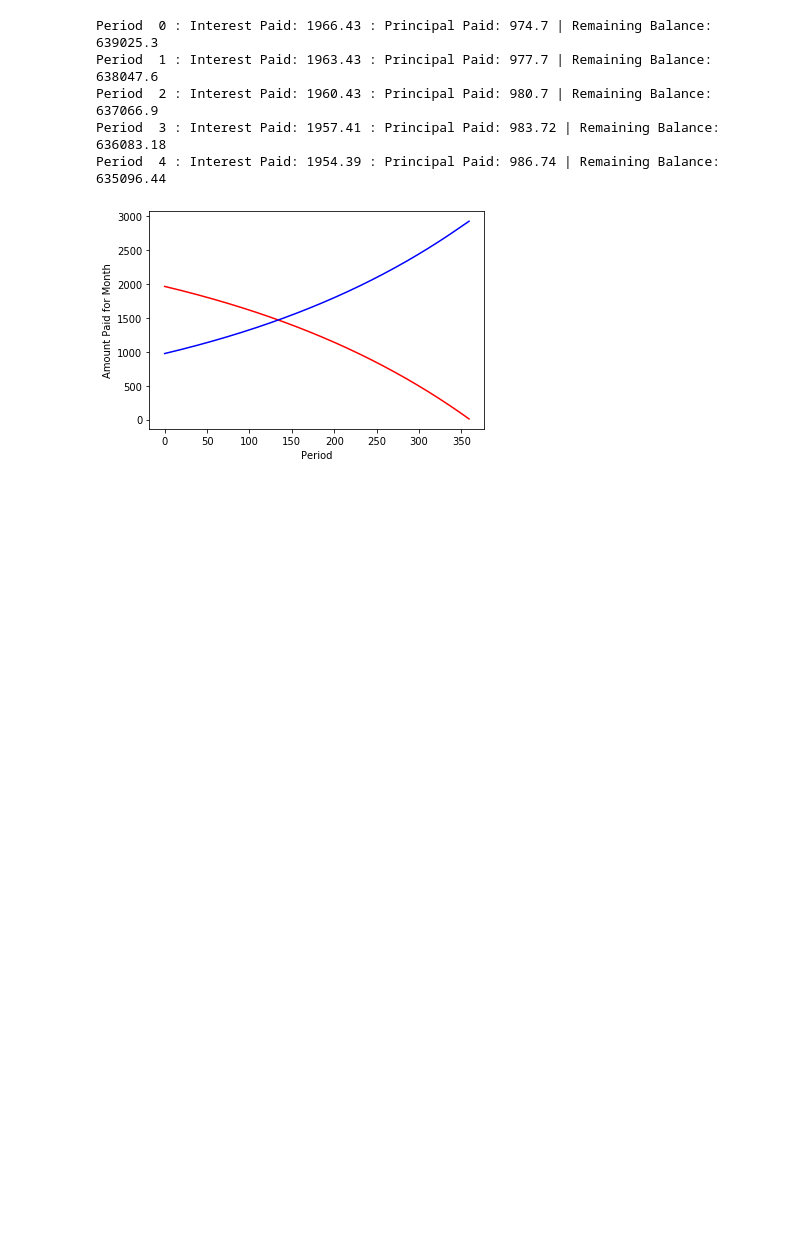
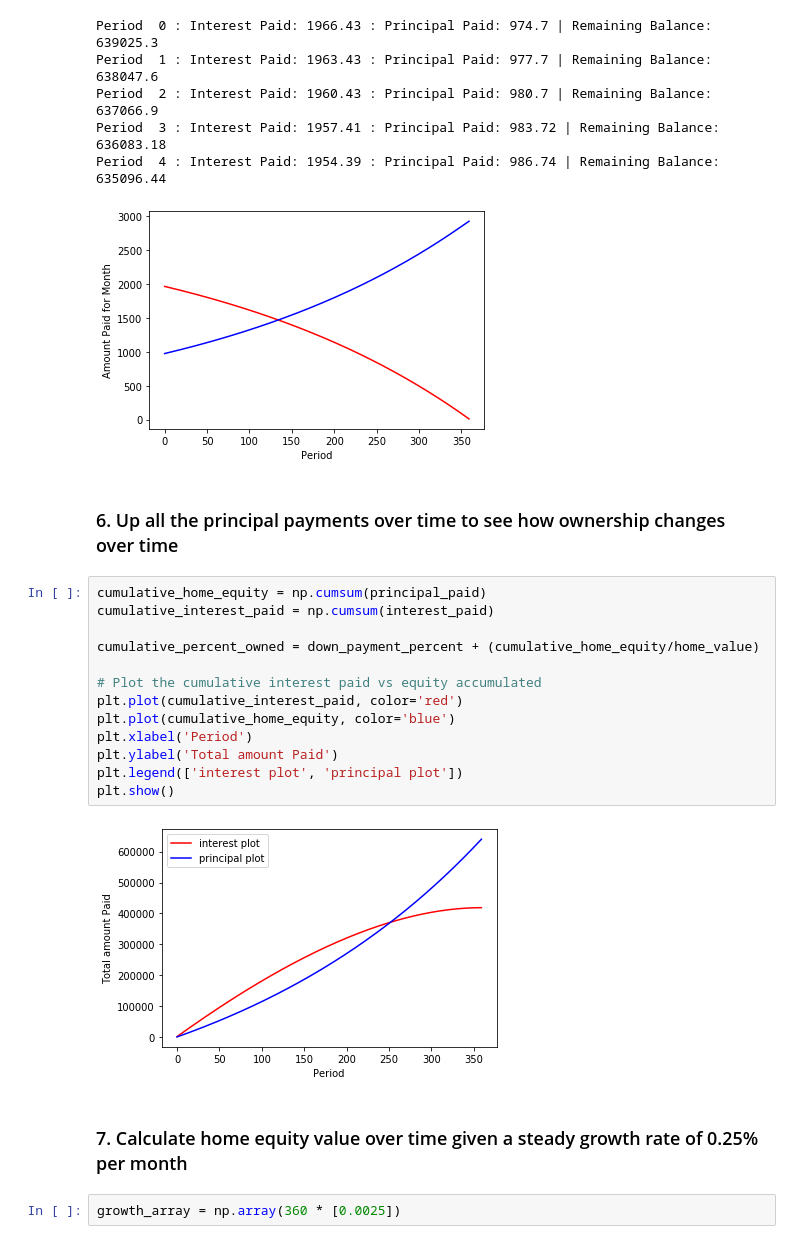
Before and after one commit to Ysbail/Finances, a Jupyter notebook: Mortage/basics.ipynb, the cells around one changed output. Drawn from its saved outputs; the diff is of its cells as text; blank space fills up the shorter version.

```diff
--- a/Mortage/basics.ipynb
+++ b/Mortage/basics.ipynb
@@ -98,3 +99,24 @@ Period  2 : Interest Paid: 1960.43 : Principal Paid: 980.7 | Remaining Balance:
 Period  3 : Interest Paid: 1957.41 : Principal Paid: 983.72 | Remaining Balance: 636083.18
 Period  4 : Interest Paid: 1954.39 : Principal Paid: 986.74 | Remaining Balance: 635096.44
 [figure]
+# %% [markdown]
+### 6. Up all the principal payments over time to see how ownership changes over time
+# %%
+cumulative_home_equity = np.cumsum(principal_paid)
+cumulative_interest_paid = np.cumsum(interest_paid)
+
+cumulative_percent_owned = down_payment_percent + (cumulative_home_equity/home_value)
+
+# Plot the cumulative interest paid vs equity accumulated
+plt.plot(cumulative_interest_paid, color='red')
+plt.plot(cumulative_home_equity, color='blue')
+plt.xlabel('Period')
+plt.ylabel('Total amount Paid')
+plt.legend(['interest plot', 'principal plot'])
+plt.show()
+# %% [output]
+[figure, added]
+# %% [markdown]
+### 7. Calculate home equity value over time given a steady growth rate of 0.25% per month
+# %%
+growth_array = np.array(360 * [0.0025])
```
Also changed, not shown: parts of 6 cells of this notebook.
